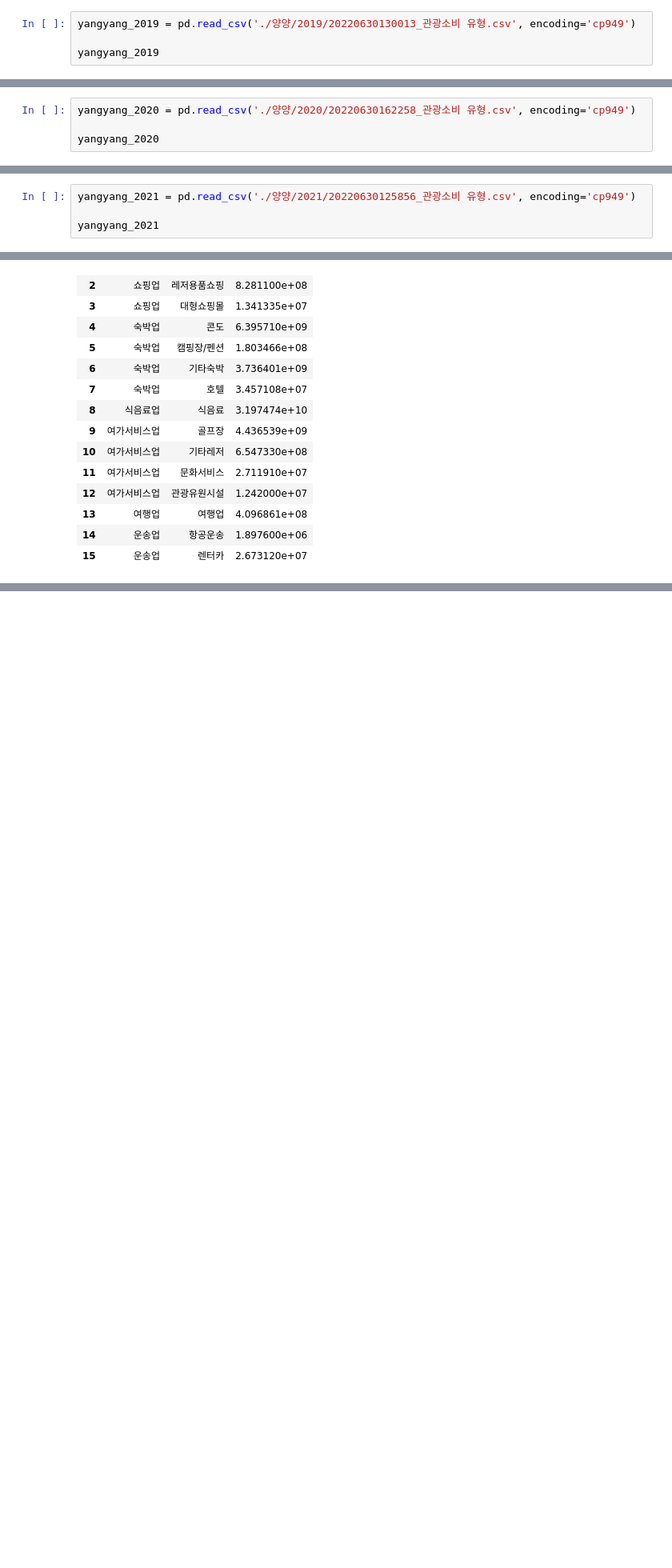
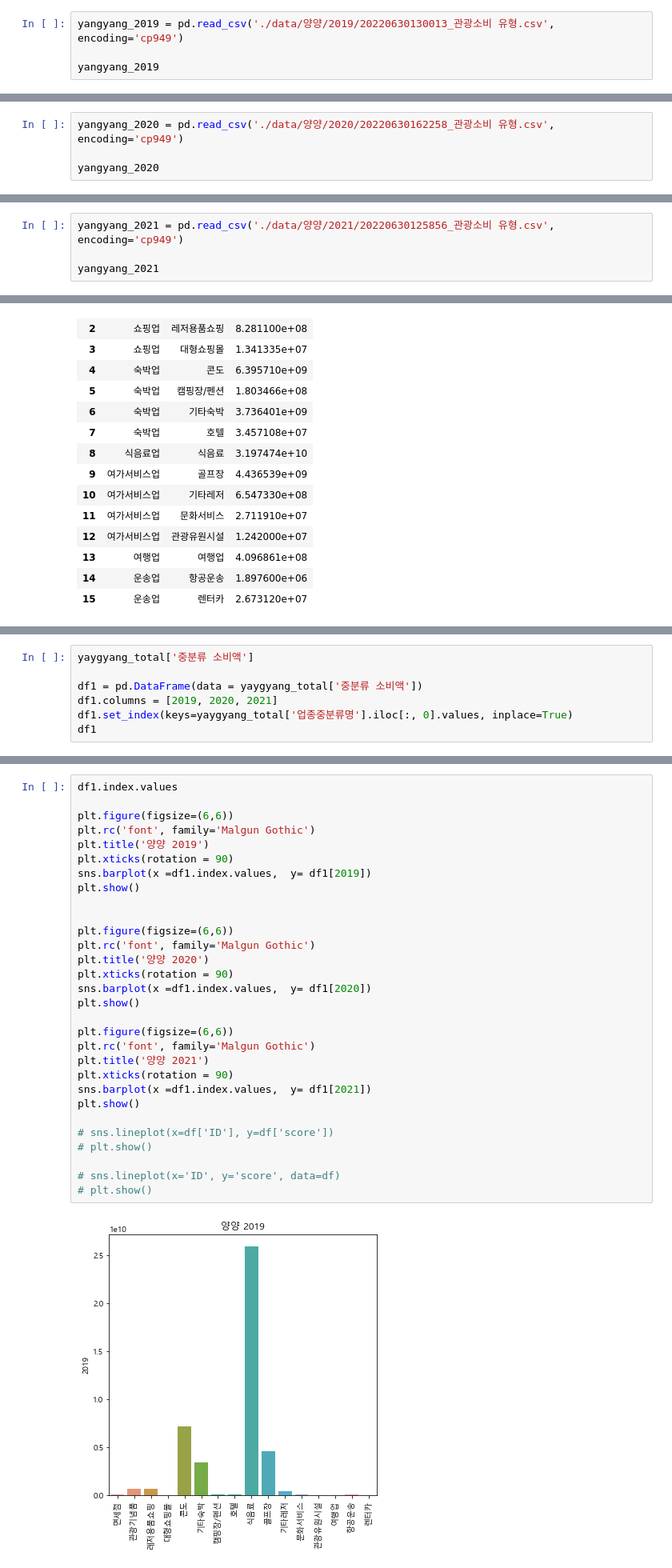
Before and after one commit to ehyecha/traveling-gogo, a Jupyter notebook: EDA project.ipynb, the cells around one changed output, grey strips where cells are left out. Shown: that part at 80% size. Cells and saved outputs as stored; diff of their text form; blank space fills up the shorter version.

Commit message:
add yayang data

```diff
--- a/EDA project.ipynb
+++ b/EDA project.ipynb
@@ -484,7 +484,7 @@ total.loc['제주시'] , total.loc['서귀포시']
  2021    44489970.0
  Name: 서귀포시, dtype: float64)
 # %%
-yangyang_2019 = pd.read_csv('./양양/2019/20220630130013_관광소비 유형.csv', encoding='cp949')
+yangyang_2019 = pd.read_csv('./data/양양/2019/20220630130013_관광소비 유형.csv', encoding='cp949')
 
 yangyang_2019
 # %% [output]
@@ -506,7 +506,7 @@ yangyang_2019
 | 14 | 운송업 | 항공운송 | 4.957850e+07 |
 | 15 | 운송업 | 렌터카 | 1.075600e+07 |
 # %%
-yangyang_2020 = pd.read_csv('./양양/2020/20220630162258_관광소비 유형.csv', encoding='cp949')
+yangyang_2020 = pd.read_csv('./data/양양/2020/20220630162258_관광소비 유형.csv', encoding='cp949')
 
 yangyang_2020
 # %% [output]
@@ -528,7 +528,7 @@ yangyang_2020
 | 14 | 운송업 | 항공운송 | 7.861200e+07 |
 | 15 | 운송업 | 렌터카 | 2.679170e+07 |
 # %%
-yangyang_2021 = pd.read_csv('./양양/2021/20220630125856_관광소비 유형.csv', encoding='cp949')
+yangyang_2021 = pd.read_csv('./data/양양/2021/20220630125856_관광소비 유형.csv', encoding='cp949')
 
 yangyang_2021
 # %% [output]
@@ -574,0 +581,7 @@ yaygyang_total
+# %%
+yaygyang_total['중분류 소비액']
+
+df1 = pd.DataFrame(data = yaygyang_total['중분류 소비액'])
+df1.columns = [2019, 2020, 2021]
+df1.set_index(keys=yaygyang_total['업종중분류명'].iloc[:, 0].values, inplace=True)
+df1
@@ -574,0 +606,32 @@ yaygyang_total
+# %%
+df1.index.values
+
+plt.figure(figsize=(6,6))
+plt.rc('font', family='Malgun Gothic')
+plt.title('양양 2019')
+plt.xticks(rotation = 90)
+sns.barplot(x =df1.index.values,  y= df1[2019])
+plt.show()
+
+
+plt.figure(figsize=(6,6))
+plt.rc('font', family='Malgun Gothic')
+plt.title('양양 2020')
+plt.xticks(rotation = 90)
+sns.barplot(x =df1.index.values,  y= df1[2020])
+plt.show()
+
+plt.figure(figsize=(6,6))
+plt.rc('font', family='Malgun Gothic')
+plt.title('양양 2021')
+plt.xticks(rotation = 90)
+sns.barplot(x =df1.index.values,  y= df1[2021])
+plt.show()
+
+# sns.lineplot(x=df['ID'], y=df['score'])
+# plt.show()
+
+# sns.lineplot(x='ID', y='score', data=df)
+# plt.show()
+# %% [output]
+[figure, added]
```
Also changed, not shown: parts of 3 cells of this notebook.
